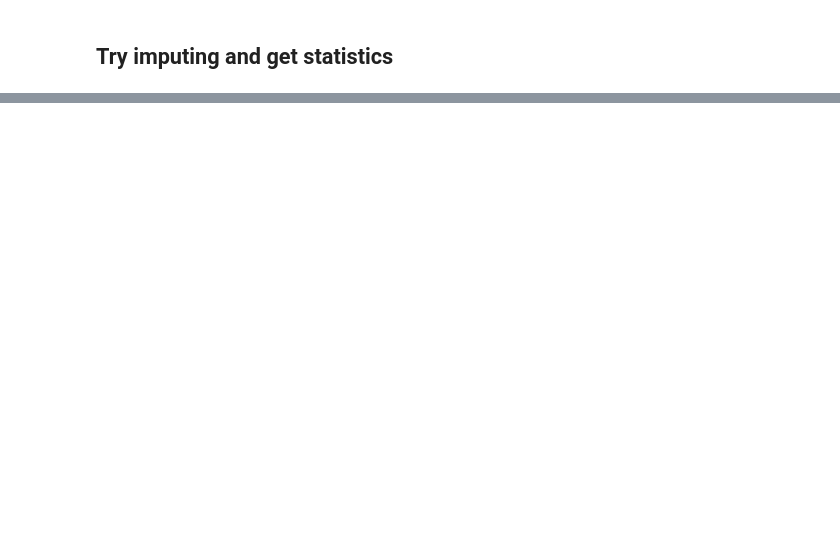
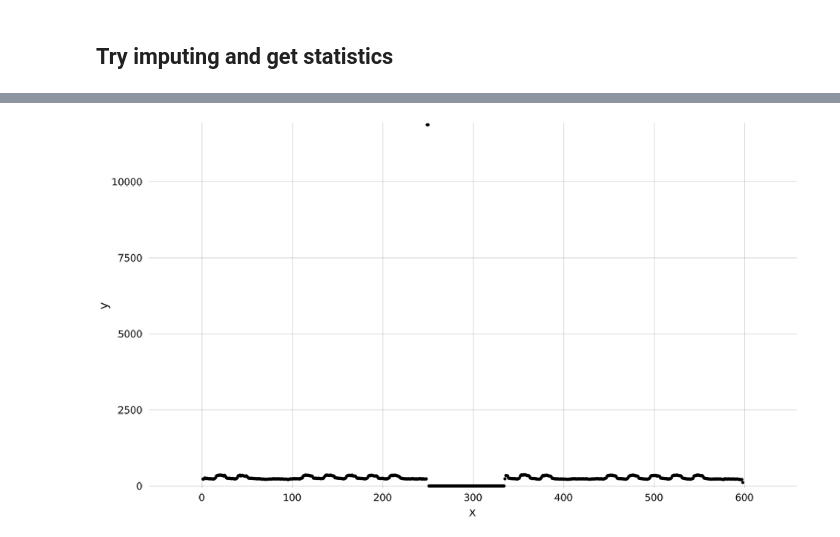
Before and after one commit to IBM/TSML.jl, a Jupyter notebook: docs/StatifierNotebook.jl.ipynb, the cells around one changed output, grey strips where cells are left out. Drawn from its saved outputs; the diff is of its cells as text; code cells hidden in the pictures; blank space fills up the shorter version.

```diff
--- a/docs/StatifierNotebook.jl.ipynb
+++ b/docs/StatifierNotebook.jl.ipynb
@@ -79,0 +170,8 @@ respipe2 = transform!(mpipeline2)
+# %%
+monopipeline = Pipeline(Dict(
+  :transformers => [monofilecsv,valgator,valnner,mono]
+ )
+)
+fit!(monopipeline)
+monodf=transform!(monopipeline)
+first(monodf,10)
@@ -79,0 +192,5 @@ respipe2 = transform!(mpipeline2)
+# %%
+monodf[:Value] = convert(Array{Float64},monodf[:Value])
+scatter(monodf[:Value],markersize=100)
+# %% [output]
+[figure, added]
```
Also changed, not shown: parts of 11 cells of this notebook.
